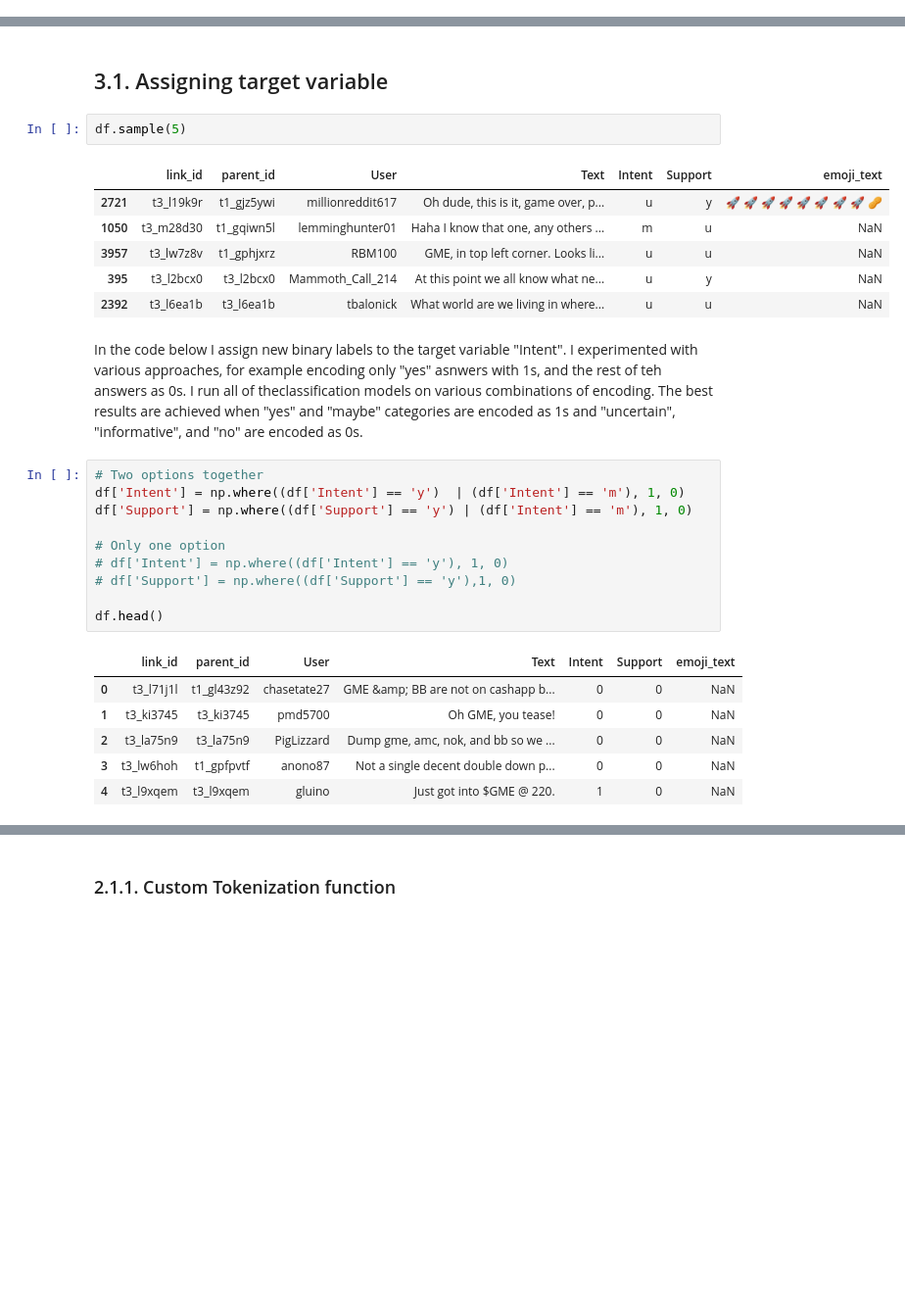
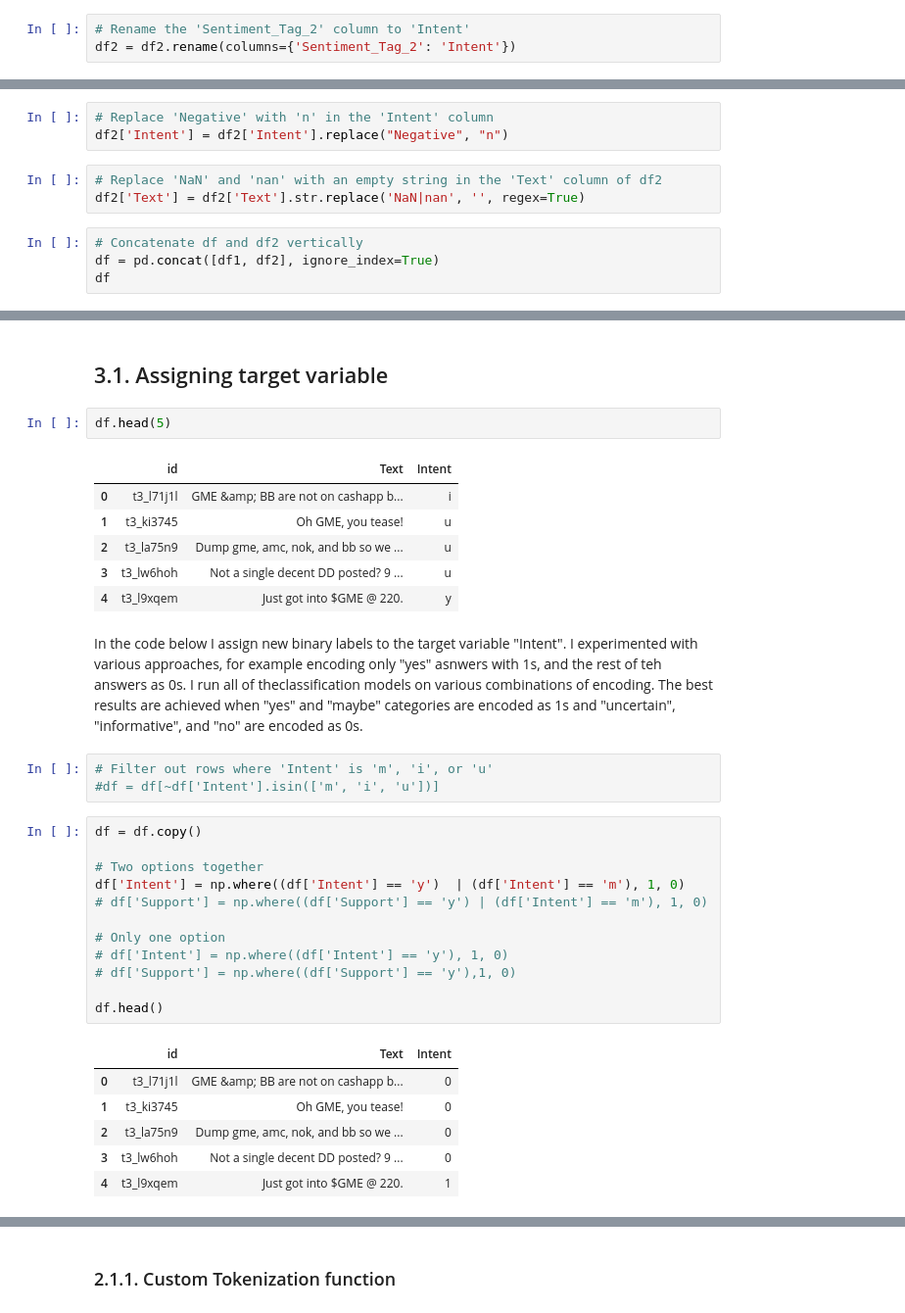
Before and after one commit to lusavkaedu/wallstreetbets, a Jupyter notebook: notebooks/03_A_Labelled_dataset_modelling.ipynb, the cells around one changed output, grey strips where cells are left out. Shown at 98% size. Saved outputs shown, nothing was run; the diff lists cells and outputs as text; blank space fills up the shorter version.

```diff
--- a/notebooks/03_A_Labelled_dataset_modelling.ipynb
+++ b/notebooks/03_A_Labelled_dataset_modelling.ipynb
@@ -84 +120,4 @@ memory usage: 273.3+ KB
+# %%
+# Rename the 'Sentiment_Tag_2' column to 'Intent'
+df2 = df2.rename(columns={'Sentiment_Tag_2': 'Intent'})
 # %%
@@ -91,0 +160,10 @@ df.describe()
+# %%
+# Replace 'Negative' with 'n' in the 'Intent' column
+df2['Intent'] = df2['Intent'].replace("Negative", "n")
+# %%
+# Replace 'NaN' and 'nan' with an empty string in the 'Text' column of df2
+df2['Text'] = df2['Text'].str.replace('NaN|nan', '', regex=True)
+# %%
+# Concatenate df and df2 vertically
+df = pd.concat([df1, df2], ignore_index=True)
+df
@@ -115,20 +207,25 @@ plt.show()
 # %% [markdown]
 ## 3.1. Assigning target variable
 # %%
-df.sample(5)
+df.head(5)
 # %% [output]
-|  | link_id | parent_id | User | Text | Intent | Support | emoji_text |
-| 2721 | t3_l19k9r | t1_gjz5ywi | millionreddit617 | Oh dude, this is it, game over, p... | u | y | 🚀 🚀 🚀 🚀 🚀 🚀 🚀 🚀 🥜 |
-| 1050 | t3_m28d30 | t1_gqiwn5l | lemminghunter01 | Haha I know that one, any others ... | m | u | NaN |
-| 3957 | t3_lw7z8v | t1_gphjxrz | RBM100 | GME, in top left corner. Looks li... | u | u | NaN |
-| 395 | t3_l2bcx0 | t3_l2bcx0 | Mammoth_Call_214 | At this point we all know what ne... | u | y | NaN |
-| 2392 | t3_l6ea1b | t3_l6ea1b | tbalonick | What world are we living in where... | u | u | NaN |
+|  | id | Text | Intent |
+| 0 | t3_l71j1l | GME &amp; BB are not on cashapp b... | i |
+| 1 | t3_ki3745 | Oh GME, you tease! | u |
+| 2 | t3_la75n9 | Dump gme, amc, nok, and bb so we ... | u |
+| 3 | t3_lw6hoh | Not a single decent DD posted? 9 ... | u |
+| 4 | t3_l9xqem | Just got into $GME @ 220. | y |
 # %% [markdown]
 In the code below I assign new binary labels to the target variable "Intent".  I experimented with various approaches, for example encoding only "yes" asnwers with 1s, and the rest of teh answers as 0s.  I run all of theclassification models on various combinations of encoding.  The best results are achieved when "yes" and "maybe" categories are encoded as 1s and "uncertain", "informative", and "no" are encoded as 0s.
+# %%
+# Filter out rows where 'Intent' is 'm', 'i', or 'u'
+#df = df[~df['Intent'].isin(['m', 'i', 'u'])]
 # %%
+df = df.copy()
+
 # Two options together
 df['Intent'] = np.where((df['Intent'] == 'y')  | (df['Intent'] == 'm'), 1, 0)
-df['Support'] = np.where((df['Support'] == 'y') | (df['Intent'] == 'm'), 1, 0)
+# df['Support'] = np.where((df['Support'] == 'y') | (df['Intent'] == 'm'), 1, 0)
 
 # Only one option
 # df['Intent'] = np.where((df['Intent'] == 'y'), 1, 0)
@@ -136,12 +233,12 @@ df['Support'] = np.where((df['Support'] == 'y') | (df['Intent'] == 'm'), 1, 0)
 
 df.head()
 # %% [output]
-|  | link_id | parent_id | User | Text | Intent | Support | emoji_text |
-| 0 | t3_l71j1l | t1_gl43z92 | chasetate27 | GME &amp; BB are not on cashapp b... | 0 | 0 | NaN |
-| 1 | t3_ki3745 | t3_ki3745 | pmd5700 | Oh GME, you tease! | 0 | 0 | NaN |
-| 2 | t3_la75n9 | t3_la75n9 | PigLizzard | Dump gme, amc, nok, and bb so we ... | 0 | 0 | NaN |
-| 3 | t3_lw6hoh | t1_gpfpvtf | anono87 | Not a single decent double down p... | 0 | 0 | NaN |
-| 4 | t3_l9xqem | t3_l9xqem | gluino | Just got into $GME @ 220. | 1 | 0 | NaN |
+|  | id | Text | Intent |
+| 0 | t3_l71j1l | GME &amp; BB are not on cashapp b... | 0 |
+| 1 | t3_ki3745 | Oh GME, you tease! | 0 |
+| 2 | t3_la75n9 | Dump gme, amc, nok, and bb so we ... | 0 |
+| 3 | t3_lw6hoh | Not a single decent DD posted? 9 ... | 0 |
+| 4 | t3_l9xqem | Just got into $GME @ 220. | 1 |
 # %%
 df['Intent'].value_counts()
 # %% [output]
```
Also changed, not shown: parts of 117 cells of this notebook.
